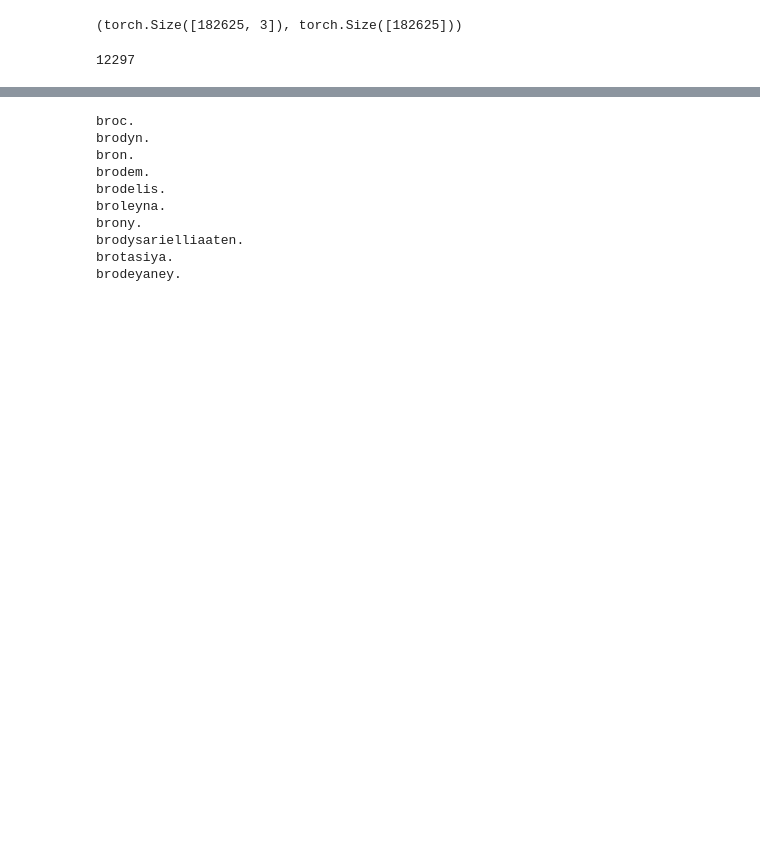
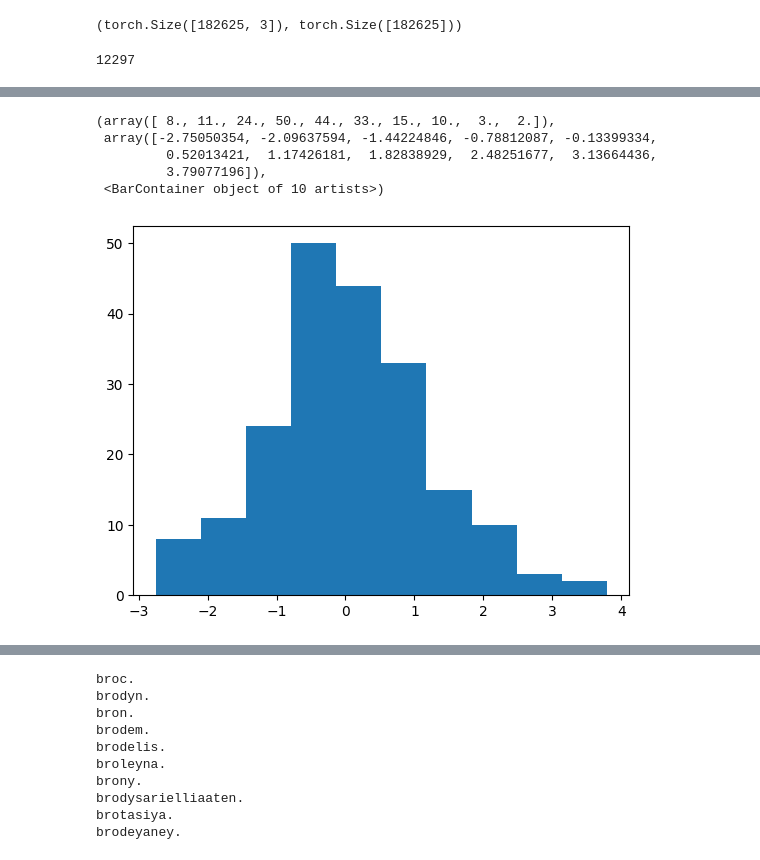
Before and after one commit to Trickshotblaster/nn-practices, a Jupyter notebook: MLP2.ipynb, the cells around one changed output, grey strips where cells are left out. Drawn from its saved outputs; the diff is of its cells as text; code cells hidden in the pictures; blank space fills up the shorter version.

```diff
--- a/MLP2.ipynb
+++ b/MLP2.ipynb
@@ -180,0 +181,16 @@ plt.hist(wi1ba.view(-1).tolist())
+# %%
+with torch.no_grad():
+  emb = C[Xtr]
+  embcat = emb.view(emb.shape[0], -1)
+  hpreact = embcat @ w1 + b1
+  bnmean = hpreact.mean(0, keepdim=True)
+  bnstd = hpreact.std(0, keepdim=True)
+# %%
+plt.hist(bnmean)
+# %% [output]
+(array([ 8., 11., 24., 50., 44., 33., 15., 10.,  3.,  2.]),
+ array([-2.75050354, -2.09637594, -1.44224846, -0.78812087, -0.13399334,
+         0.52013421,  1.17426181,  1.82838929,  2.48251677,  3.13664436,
+         3.79077196]),
+ <BarContainer object of 10 artists>)
+[figure, added]
```
Also changed, not shown: parts of 6 cells of this notebook.
